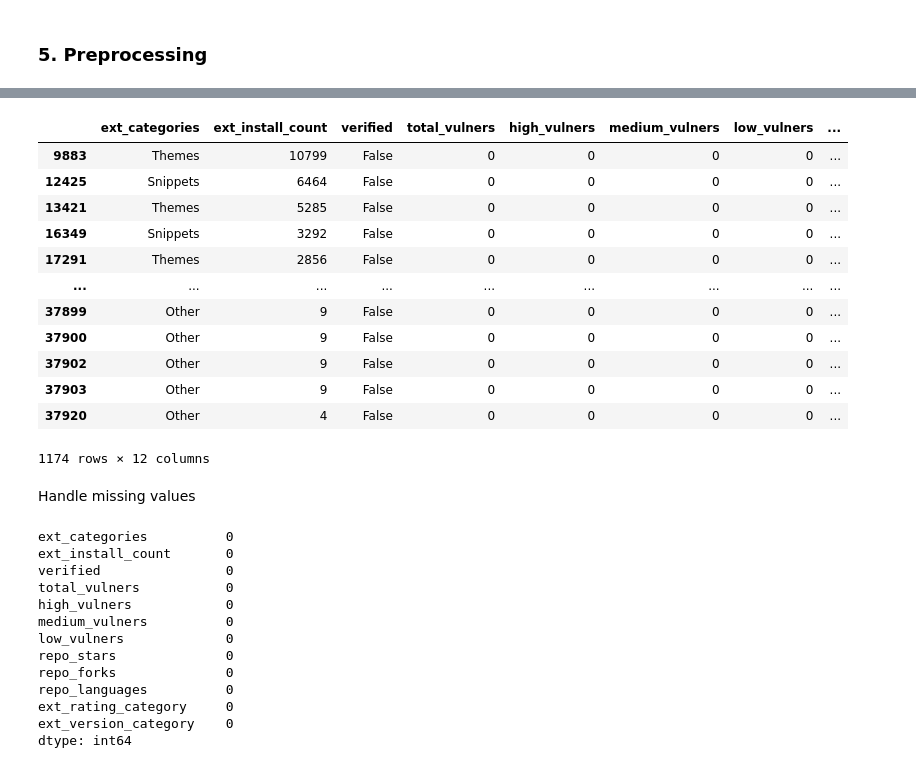
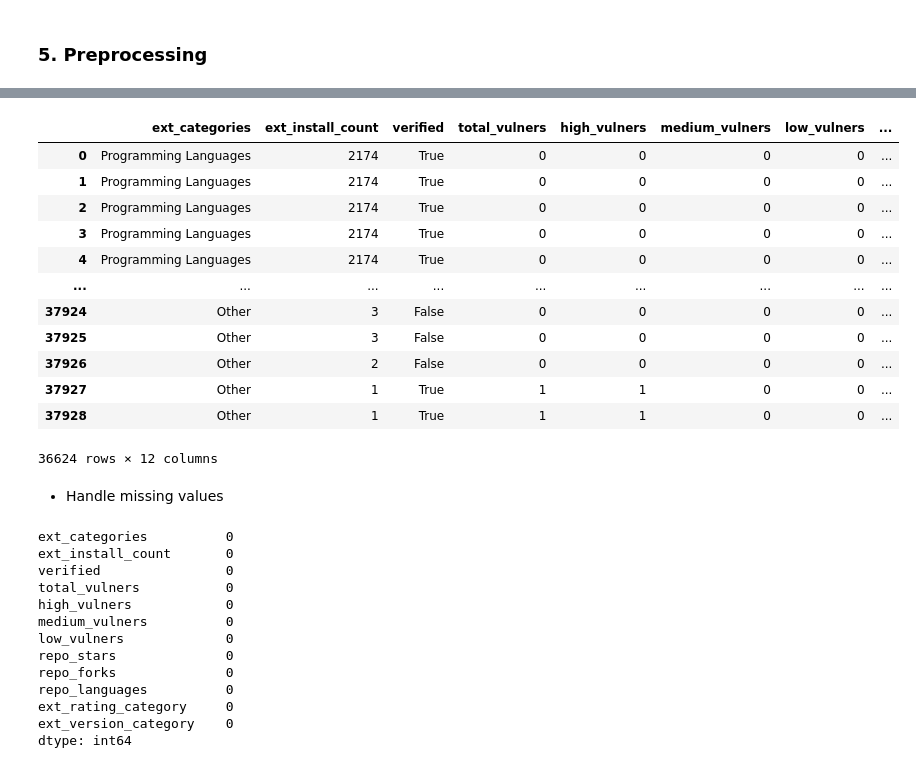
Before and after one commit to Ironhack-DA-Course/proj-final, a Jupyter notebook: notebooks/preprocessing_ml_3.ipynb, the cells around one changed output, grey strips where cells are left out. Saved outputs shown, nothing was run; the diff lists cells and outputs as text; code cells hidden in the pictures.

```diff
--- a/notebooks/preprocessing_ml_3.ipynb
+++ b/notebooks/preprocessing_ml_3.ipynb
@@ -91,16 +122,17 @@ np.int64(1174)
 # %%
-df[df.duplicated()]
+df = df.drop_duplicates()
+df
 # %% [output]
 |  | ext_categories | ext_install_count | verified | total_vulners | high_vulners | medium_vulners | low_vulners | ... |
-| 9883 | Themes | 10799 | False | 0 | 0 | 0 | 0 | ... |
-| 12425 | Snippets | 6464 | False | 0 | 0 | 0 | 0 | ... |
-| 13421 | Themes | 5285 | False | 0 | 0 | 0 | 0 | ... |
-| 16349 | Snippets | 3292 | False | 0 | 0 | 0 | 0 | ... |
-| 17291 | Themes | 2856 | False | 0 | 0 | 0 | 0 | ... |
+| 0 | Programming Languages | 2174 | True | 0 | 0 | 0 | 0 | ... |
+| 1 | Programming Languages | 2174 | True | 0 | 0 | 0 | 0 | ... |
+| 2 | Programming Languages | 2174 | True | 0 | 0 | 0 | 0 | ... |
+| 3 | Programming Languages | 2174 | True | 0 | 0 | 0 | 0 | ... |
+| 4 | Programming Languages | 2174 | True | 0 | 0 | 0 | 0 | ... |
 | ... | ... | ... | ... | ... | ... | ... | ... | ... |
-| 37899 | Other | 9 | False | 0 | 0 | 0 | 0 | ... |
-| 37900 | Other | 9 | False | 0 | 0 | 0 | 0 | ... |
-| 37902 | Other | 9 | False | 0 | 0 | 0 | 0 | ... |
-| 37903 | Other | 9 | False | 0 | 0 | 0 | 0 | ... |
-| 37920 | Other | 4 | False | 0 | 0 | 0 | 0 | ... |
+| 37924 | Other | 3 | False | 0 | 0 | 0 | 0 | ... |
+| 37925 | Other | 3 | False | 0 | 0 | 0 | 0 | ... |
+| 37926 | Other | 2 | False | 0 | 0 | 0 | 0 | ... |
+| 37927 | Other | 1 | True | 1 | 1 | 0 | 0 | ... |
+| 37928 | Other | 1 | True | 1 | 1 | 0 | 0 | ... |
-1174 rows × 12 columns
+36624 rows × 12 columns
@@ -109,5 +139,5 @@ df[df.duplicated()]
 # %% [markdown]
-Handle missing values
+- Handle missing values
 # %%
 df.isna().sum()
 # %% [output]
```
Also changed, not shown: parts of 73 cells of this notebook, 4 other files.
